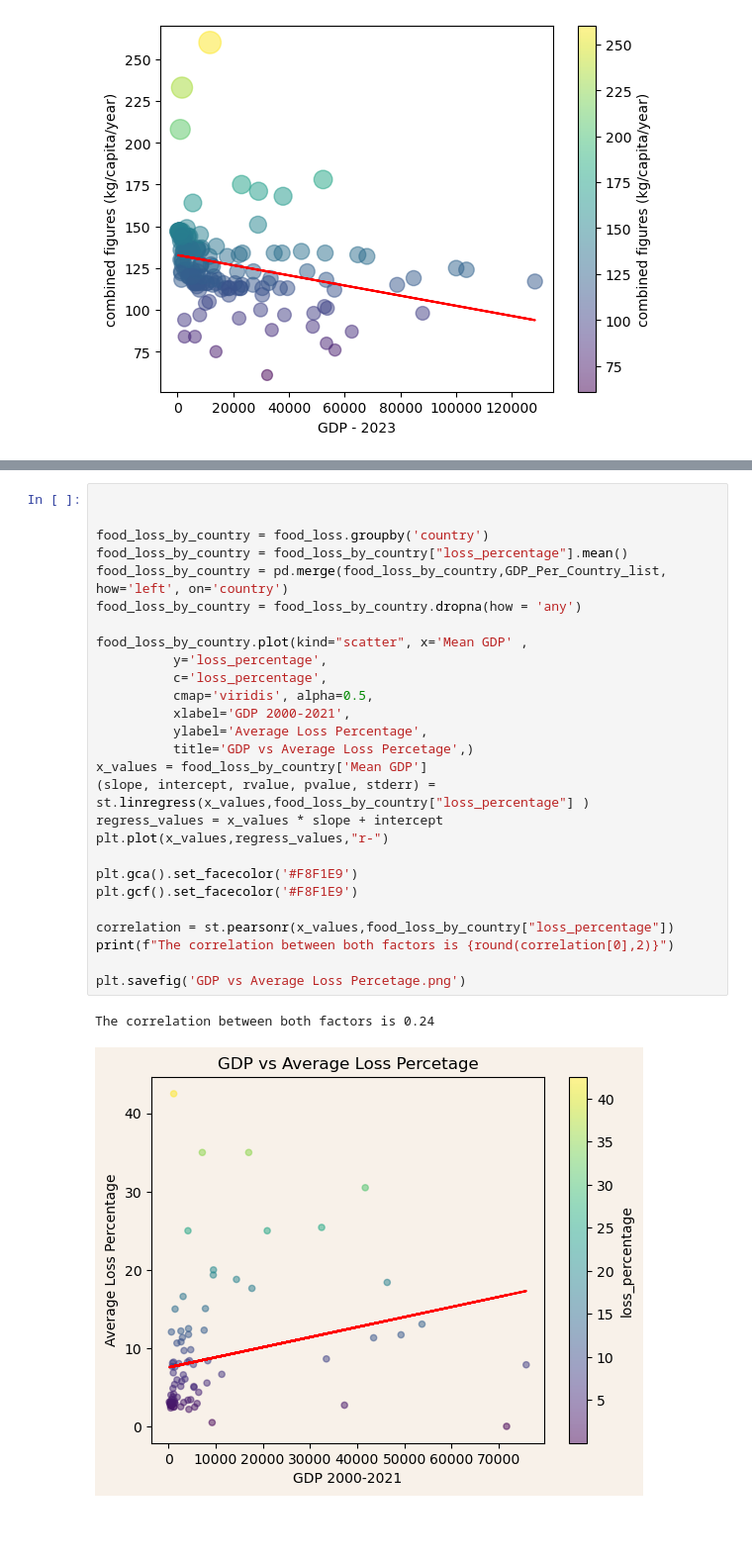
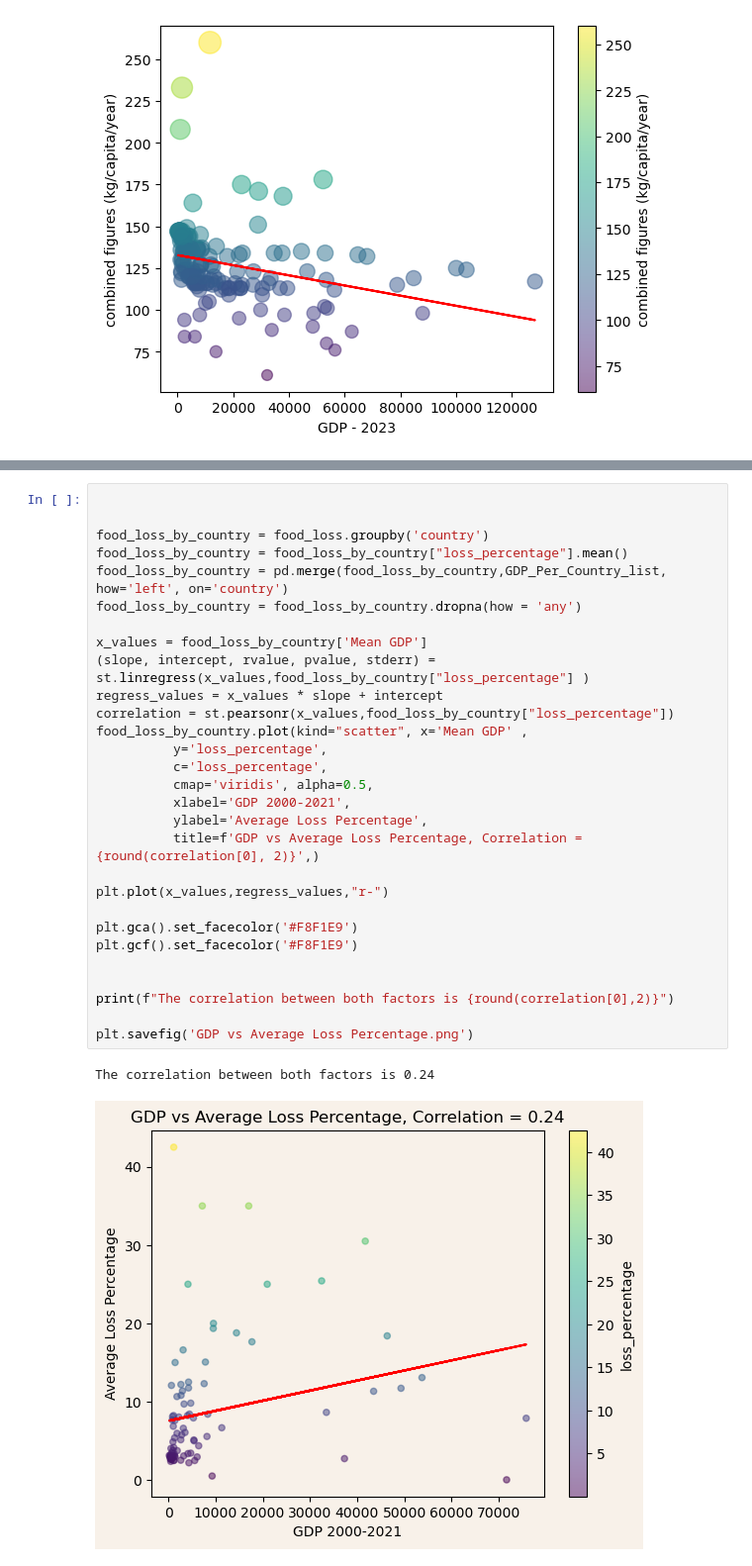
Before and after one commit to alanisrperez/food-waste-patterns, a Jupyter notebook: Files/main.ipynb, the cells around one changed output, grey strips where cells are left out. Shown at 99% size. Cells and saved outputs as stored; diff of their text form; blank space fills up the shorter version.

```diff
--- a/Files/main.ipynb
+++ b/Files/main.ipynb
@@ -313,30 +334,32 @@ The correlation between both factors is 0.15
 # %%
 
 
 food_loss_by_country = food_loss.groupby('country')
 food_loss_by_country = food_loss_by_country["loss_percentage"].mean()
 food_loss_by_country = pd.merge(food_loss_by_country,GDP_Per_Country_list, how='left', on='country')
 food_loss_by_country = food_loss_by_country.dropna(how = 'any')
 
+x_values = food_loss_by_country['Mean GDP']
+(slope, intercept, rvalue, pvalue, stderr) = st.linregress(x_values,food_loss_by_country["loss_percentage"] )
+regress_values = x_values * slope + intercept
+correlation = st.pearsonr(x_values,food_loss_by_country["loss_percentage"])
 food_loss_by_country.plot(kind="scatter", x='Mean GDP' ,
           y='loss_percentage',
           c='loss_percentage',
           cmap='viridis', alpha=0.5,
           xlabel='GDP 2000-2021',
           ylabel='Average Loss Percentage',
-          title='GDP vs Average Loss Percetage',)
-x_values = food_loss_by_country['Mean GDP']
-(slope, intercept, rvalue, pvalue, stderr) = st.linregress(x_values,food_loss_by_country["loss_percentage"] )
-regress_values = x_values * slope + intercept
+          title=f'GDP vs Average Loss Percentage, Correlation = {round(correlation[0], 2)}',)
+
 plt.plot(x_values,regress_values,"r-")
 
 plt.gca().set_facecolor('#F8F1E9')
 plt.gcf().set_facecolor('#F8F1E9')
 
-correlation = st.pearsonr(x_values,food_loss_by_country["loss_percentage"])
+
 print(f"The correlation between both factors is {round(correlation[0],2)}")
 
-plt.savefig('GDP vs Average Loss Percetage.png')
+plt.savefig('GDP vs Average Loss Percentage.png')
 # %% [output]
 The correlation between both factors is 0.24
-[figure, old version]
+[figure, new version]
```
Also changed, not shown: parts of 9 cells of this notebook, 24 other files.
